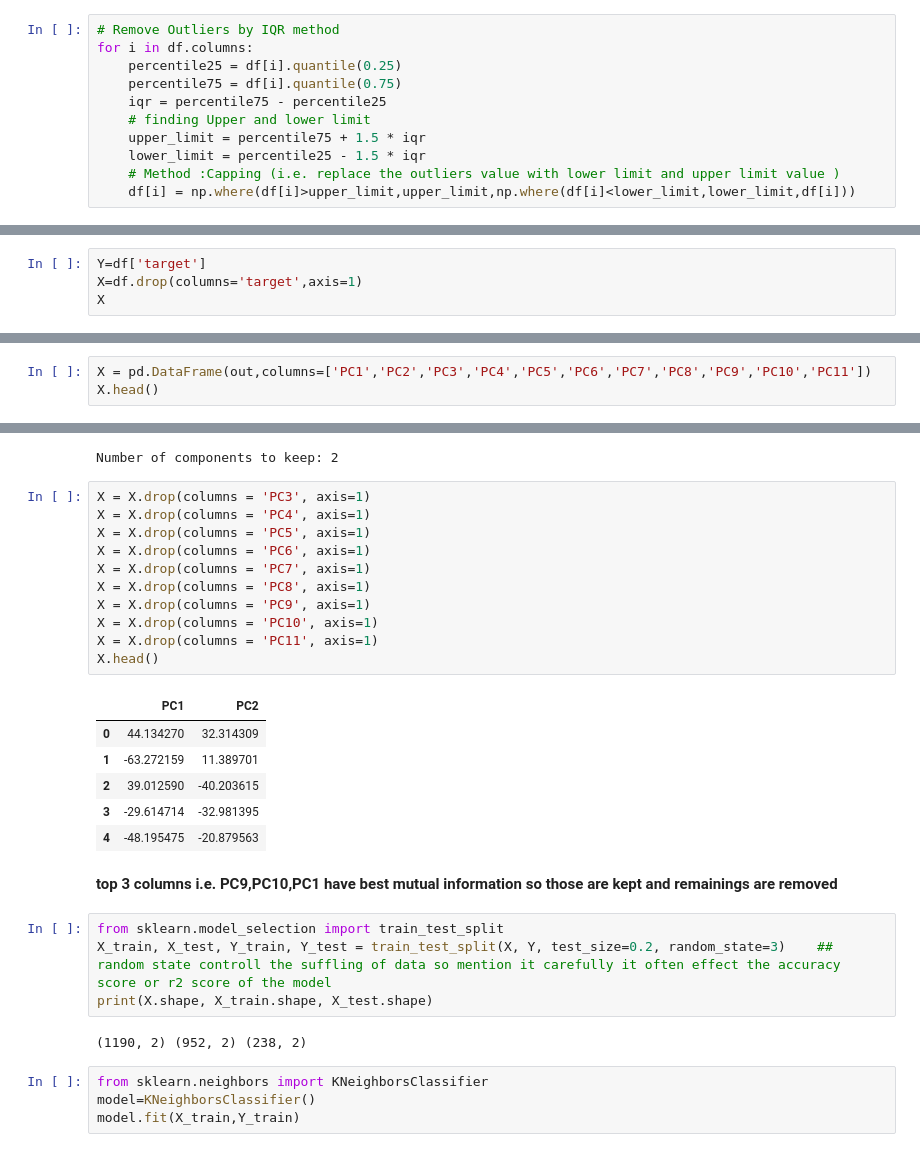
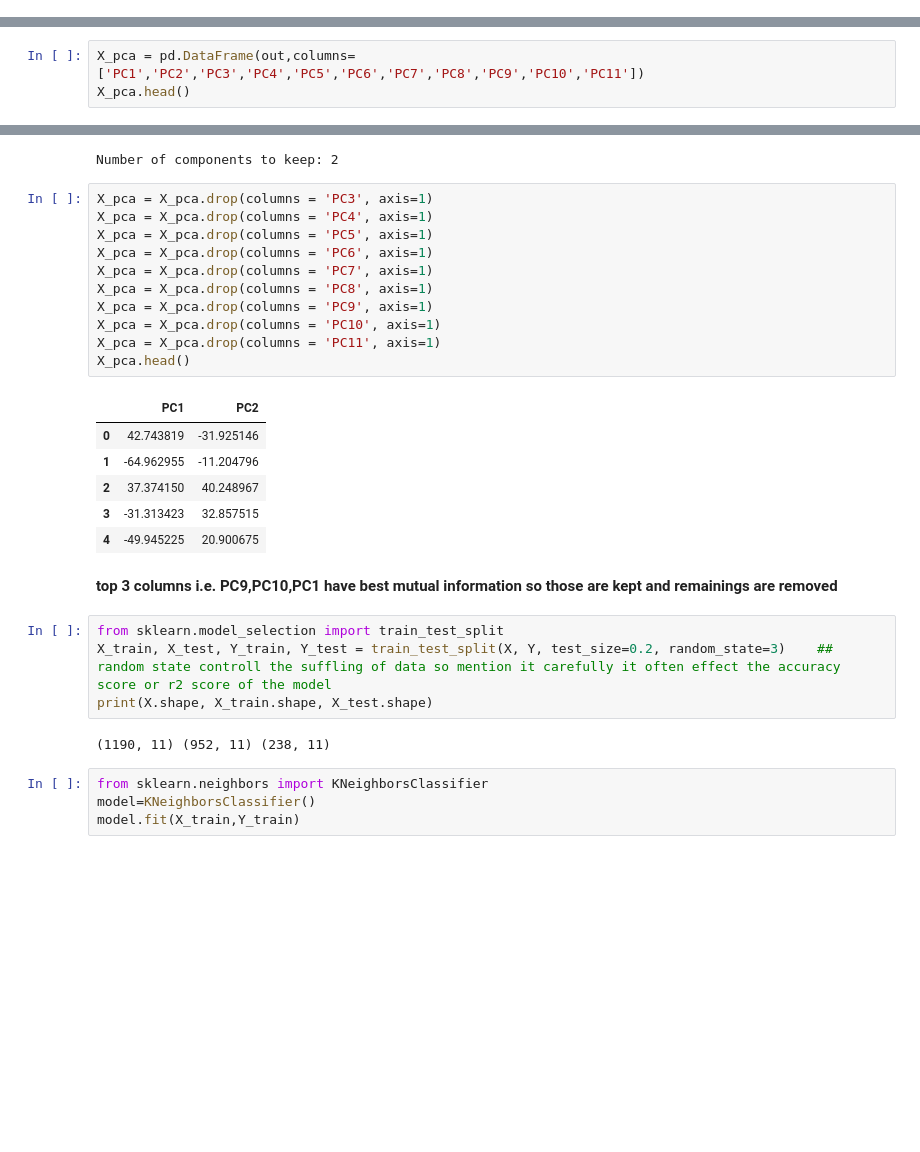
Before and after one commit to HereticInquisitor/Medical, a Jupyter notebook: src/components/Internship Work day1.ipynb, the cells around one changed output, grey strips where cells are left out. Drawn from its saved outputs; the diff is of its cells as text; blank space fills up the shorter version.

```diff
--- a/src/components/Internship Work day1.ipynb
+++ b/src/components/Internship Work day1.ipynb
@@ -478,14 +463,3 @@ dtype: int64
-# %%
-# Remove Outliers by IQR method
-for i in df.columns:
-    percentile25 = df[i].quantile(0.25)
-    percentile75 = df[i].quantile(0.75)
-    iqr = percentile75 - percentile25
-    # finding Upper and lower limit
-    upper_limit = percentile75 + 1.5 * iqr
-    lower_limit = percentile25 - 1.5 * iqr
-    # Method :Capping (i.e. replace the outliers value with lower limit and upper limit value )
-    df[i] = np.where(df[i]>upper_limit,upper_limit,np.where(df[i]<lower_limit,lower_limit,df[i]))
 # %%
 df[['age','sex','chest pain type','resting bp s','cholesterol','fasting blood sugar','resting ecg','max heart rate','exercise angina','oldpeak','ST slope']].boxplot()
 plt.show()
@@ -669,7 +643,3 @@ print(confusion_matrix(Y_test,y_pred))
 #df.shape
 # %% [markdown]
 **all duplicate values are dropped**
-# %%
-Y=df['target']
-X=df.drop(columns='target',axis=1)
-X
@@ -747,7 +703,7 @@ model = PCA(n_components=11)
 # Fit transform
 out = model.fit_transform(X)
 # %%
-X = pd.DataFrame(out,columns=['PC1','PC2','PC3','PC4','PC5','PC6','PC7','PC8','PC9','PC10','PC11'])
-X.head()
+X_pca = pd.DataFrame(out,columns=['PC1','PC2','PC3','PC4','PC5','PC6','PC7','PC8','PC9','PC10','PC11'])
+X_pca.head()
 # %% [output]
 |  | PC1 | PC2 | PC3 | PC4 | PC5 | PC6 | PC7 | PC8 | PC9 | PC10 | PC11 |
@@ -789,23 +800,23 @@ print(f'Number of components to keep: {num_components_to_keep}')
 # %% [output]
 Number of components to keep: 2
 # %%
-X = X.drop(columns = 'PC3', axis=1)
-X = X.drop(columns = 'PC4', axis=1)
-X = X.drop(columns = 'PC5', axis=1)
-X = X.drop(columns = 'PC6', axis=1)
-X = X.drop(columns = 'PC7', axis=1)
-X = X.drop(columns = 'PC8', axis=1)
-X = X.drop(columns = 'PC9', axis=1)
-X = X.drop(columns = 'PC10', axis=1)
-X = X.drop(columns = 'PC11', axis=1)
-X.head()
+X_pca = X_pca.drop(columns = 'PC3', axis=1)
+X_pca = X_pca.drop(columns = 'PC4', axis=1)
+X_pca = X_pca.drop(columns = 'PC5', axis=1)
+X_pca = X_pca.drop(columns = 'PC6', axis=1)
+X_pca = X_pca.drop(columns = 'PC7', axis=1)
+X_pca = X_pca.drop(columns = 'PC8', axis=1)
+X_pca = X_pca.drop(columns = 'PC9', axis=1)
+X_pca = X_pca.drop(columns = 'PC10', axis=1)
+X_pca = X_pca.drop(columns = 'PC11', axis=1)
+X_pca.head()
 # %% [output]
 |  | PC1 | PC2 |
-| 0 | 44.134270 | 32.314309 |
-| 1 | -63.272159 | 11.389701 |
-| 2 | 39.012590 | -40.203615 |
-| 3 | -29.614714 | -32.981395 |
-| 4 | -48.195475 | -20.879563 |
+| 0 | 42.743819 | -31.925146 |
+| 1 | -64.962955 | -11.204796 |
+| 2 | 37.374150 | 40.248967 |
+| 3 | -31.313423 | 32.857515 |
+| 4 | -49.945225 | 20.900675 |
 # %% [markdown]
 **top 3 columns i.e. PC9,PC10,PC1 have best mutual information so those are kept and remainings are removed**
 # %%
@@ -813,7 +824,7 @@ from sklearn.model_selection import train_test_split
 X_train, X_test, Y_train, Y_test = train_test_split(X, Y, test_size=0.2, random_state=3)    ## random state controll the suffling of data so mention it carefully it often effect the accuracy score or r2 score of the model
 print(X.shape, X_train.shape, X_test.shape)
 # %% [output]
-(1190, 2) (952, 2) (238, 2)
+(1190, 11) (952, 11) (238, 11)
 # %%
 from sklearn.neighbors import KNeighborsClassifier
 model=KNeighborsClassifier()
```
Also changed, not shown: parts of 126 cells of this notebook, 2 other files.
